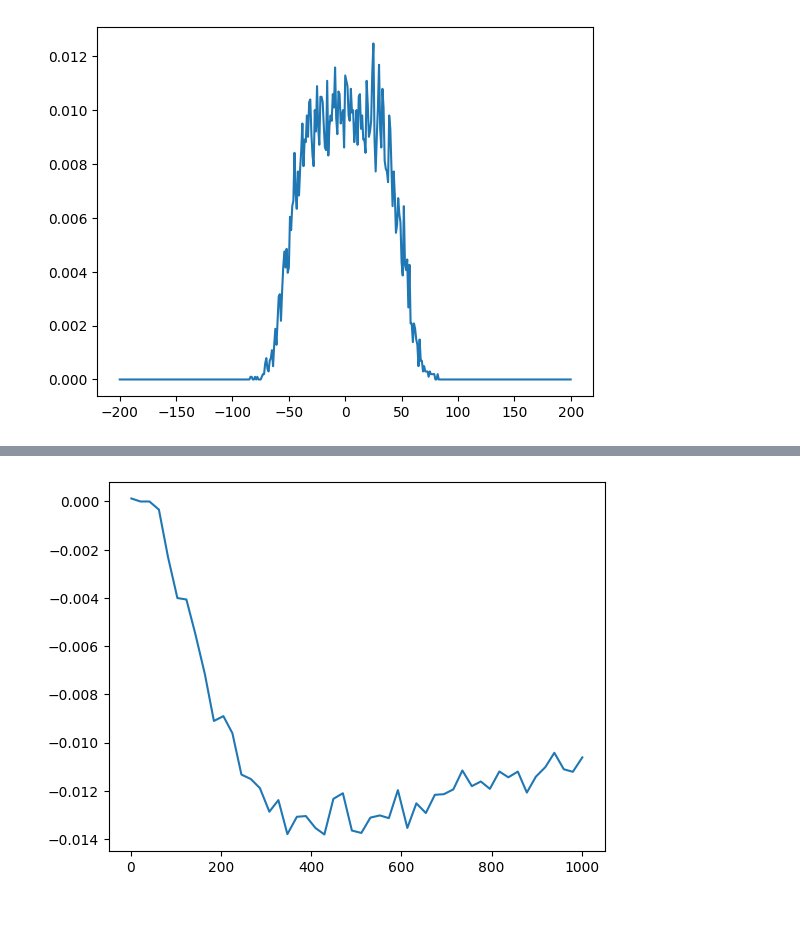
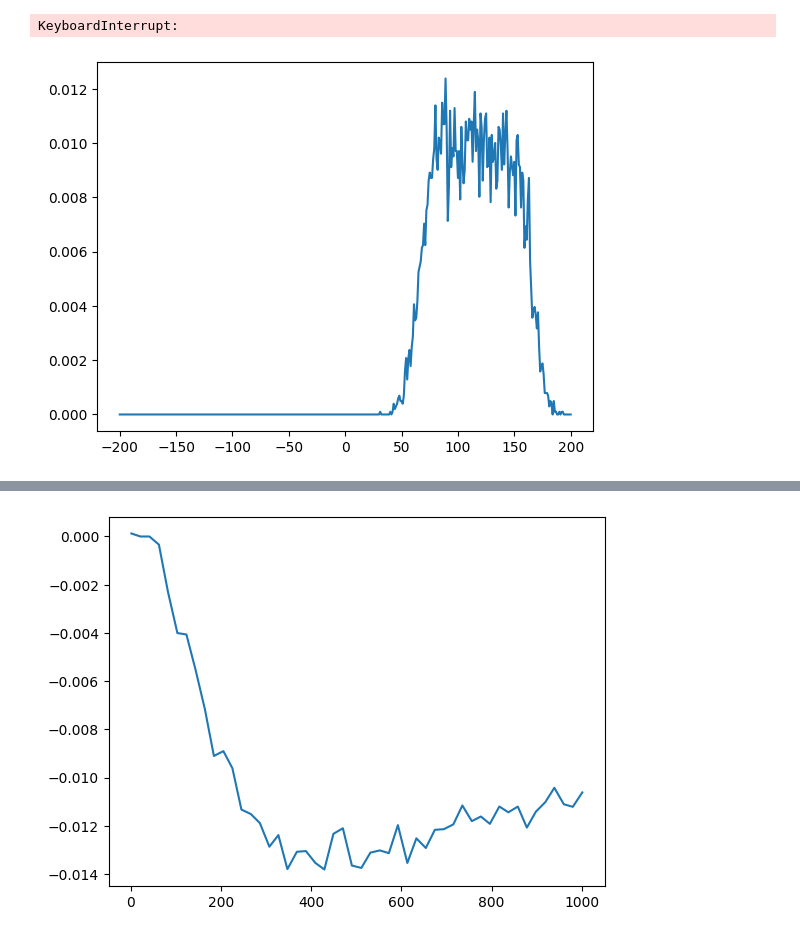
Before and after one commit to selmaberg05/TMA4320-Prosjekt2-gruppe-Andrihol-Emilyan-Selmahbe, a Jupyter notebook: all_kode.ipynb, the cells around one changed output, grey strips where cells are left out. Cells and saved outputs as stored; diff of their text form; code cells hidden in the pictures.

```diff
--- a/all_kode.ipynb
+++ b/all_kode.ipynb
@@ -13,58 +13,65 @@ beta_k = 1
 n_runs = 100
 
 k = 1
-V_case = "i"  # "i" eller "ii"
+#V_case = "i"  # "i" eller "ii"
 
 x_min = -200
 x_max = 200
 x_vals = np.arange(x_min, x_max + 1, dtype=int)
 
 
-def V(x):
-    if V_case == "i":
+def V(x, case):
+    if case == "i":
         return k
-    elif V_case == "ii":
-        return -k*x
+    elif case == "ii":
+        return -k * x
 
-
-def probability(x0):
-    vm = V(x0-1)
-    v0 = V(x0)
-    vp = V(x0+1)
+def probability(x0, case, beta_k):
+    vm = V(x0 - 1, case)
+    v0 = V(x0, case)
+    vp = V(x0 + 1, case)
     p_p = 1 / (1 + np.exp(-beta_k * (vm - vp)) + np.exp(-beta_k * (v0 - vp)))
     p0  = 1 / (1 + np.exp(-beta_k * (vm - v0)) + np.exp(-beta_k * (vp - v0)))
     p_m = 1 / (1 + np.exp(-beta_k * (vp - vm)) + np.exp(-beta_k * (v0 - vm)))
     return p_p, p0, p_m
 
-all_positions = []
-for i in range(runs):
-    positions = np.arange(n, dtype=int) - n//2
-    for t in range(t_steps):
-        new_positions = positions.copy()
-        for j in range(n):
-            x0 = positions[j]
-            p_p, p0, p_m = probability(x0)
+def funcA(case, beta_k):
+    all_positions = []
+    for i in range(runs):
+        positions = np.arange(n, dtype=int) - n//2
+        for t in range(t_steps):
+            new_positions = positions.copy()
+            for j in range(n):
+                x0 = positions[j]
+                p_p, p0, p_m = probability(x0, case, beta_k)
 
-            number = np.random.uniform(0, 1)
+                number = np.random.uniform(0, 1)
+                if number <= p_m:
+                    new_positions[j] = x0 - 1
+                elif number >= 1 - p_p:
+                    new_positions[j] = x0 + 1
+            positions = new_positions
+        all_positions.append(positions.copy())
 
-            if number <= p_m:
-                new_positions[j] = x0 - 1
-            elif number >= 1 - p_p:
-                new_positions[j] = x0 + 1
-        positions = new_positions
-    all_positions.append(positions.copy())
+    all_positions = np.array(all_positions)
+    vals, counts = np.unique(all_positions.flatten(), return_counts=True)
 
-all_positions = np.array(all_positions)
-vals, counts = np.unique(all_positions.flatten(), return_counts=True)
+    count_map = dict(zip(vals, counts))
+    counts_on_xvals = np.array([count_map.get(x, 0) for x in x_vals], dtype=float)
 
-count_map = dict(zip(vals, counts))
-counts_on_xvals = np.array([count_map.get(x, 0) for x in x_vals], dtype=float)
-
-distribution = counts_on_xvals / (runs * n)
-
-plt.plot(x_vals, distribution)
-plt.show()
+    distribution = counts_on_xvals / (runs * n)
+    return distribution
-# %% [output]
-[figure, removed]
+# %%
+# Oppgave 2a (i)
+plt.plot(x_vals, funcA('i', beta_k))
+plt.show()
+# %% [output]
+KeyboardInterrupt:
+# %%
+# Oppgave 2a (ii)
+plt.plot(x_vals, funcA('ii', beta_k))
+plt.show()
+# %% [output]
+[figure, added]
 # %%
 #Oppgave b
```
Also changed, not shown: parts of 11 cells of this notebook.
